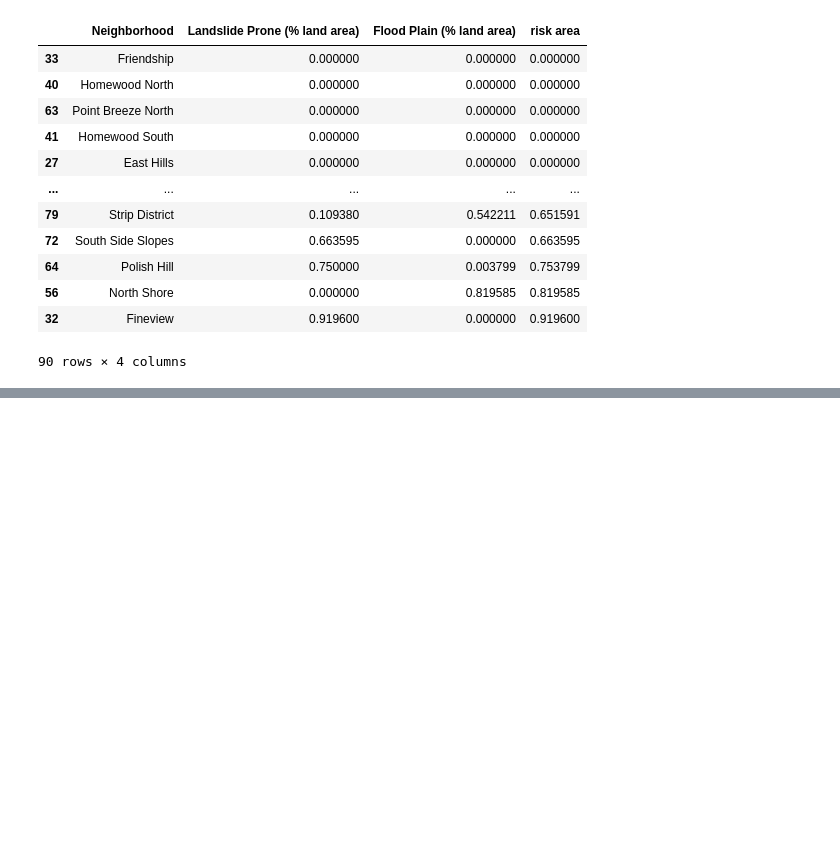
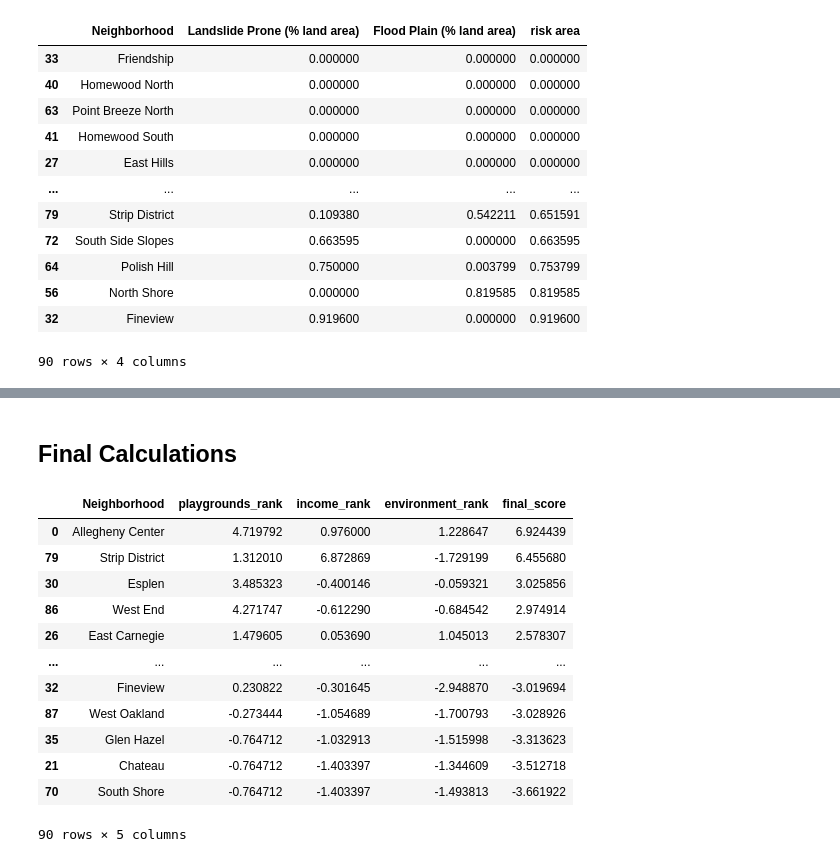
Before and after one commit to blm135/CMPINF0010-Final-Project, a Jupyter notebook: Final-Project.ipynb, the cells around one changed output, grey strips where cells are left out. Drawn from its saved outputs; the diff is of its cells as text; code cells hidden in the pictures; blank space fills up the shorter version.

Commit message:
environment and final scores calculated

```diff
--- a/Final-Project.ipynb
+++ b/Final-Project.ipynb
@@ -292,0 +337,8 @@ environment.sort_values(by=["risk area"], ascending=True)
+# %%
+env_mean = np.nansum(environment.loc[:, "risk area"]) / num_neighborhoods
+environment["temp_stdDev"] = np.square(environment["risk area"] - env_mean)
+env_stdDev = np.sqrt(np.nansum(environment.loc[:, "temp_stdDev"]) / num_neighborhoods)
+
+environment["environment_rank"] = ((environment["risk area"] - env_mean)/env_stdDev)*-1
+
+environment.sort_values(by=["environment_rank"], ascending=False)
@@ -292,0 +359,2 @@ environment.sort_values(by=["risk area"], ascending=True)
+# %%
+environment = environment.filter(["Neighborhood", "environment_rank"])
@@ -292,0 +363,5 @@ environment.sort_values(by=["risk area"], ascending=True)
+# %%
+new_total = pd.merge(left=total, right=environment, left_on='Neighborhood', right_on='Neighborhood')
+# %%
+total = new_total
+total
@@ -292,0 +382,19 @@ environment.sort_values(by=["risk area"], ascending=True)
+# %% [markdown]
+## Final Calculations
+# %%
+total["final_score"] = total["playgrounds_rank"] + total["income_rank"] + total["environment_rank"]
+total.sort_values(by=["final_score"], ascending=False)
+# %% [output]
+|  | Neighborhood | playgrounds_rank | income_rank | environment_rank | final_score |
+| 0 | Allegheny Center | 4.719792 | 0.976000 | 1.228647 | 6.924439 |
+| 79 | Strip District | 1.312010 | 6.872869 | -1.729199 | 6.455680 |
+| 30 | Esplen | 3.485323 | -0.400146 | -0.059321 | 3.025856 |
+| 86 | West End | 4.271747 | -0.612290 | -0.684542 | 2.974914 |
+| 26 | East Carnegie | 1.479605 | 0.053690 | 1.045013 | 2.578307 |
+| ... | ... | ... | ... | ... | ... |
+| 32 | Fineview | 0.230822 | -0.301645 | -2.948870 | -3.019694 |
+| 87 | West Oakland | -0.273444 | -1.054689 | -1.700793 | -3.028926 |
+| 35 | Glen Hazel | -0.764712 | -1.032913 | -1.515998 | -3.313623 |
+| 21 | Chateau | -0.764712 | -1.403397 | -1.344609 | -3.512718 |
+| 70 | South Shore | -0.764712 | -1.403397 | -1.493813 | -3.661922 |
+90 rows × 5 columns
```
Also changed, not shown: parts of 7 cells of this notebook.
